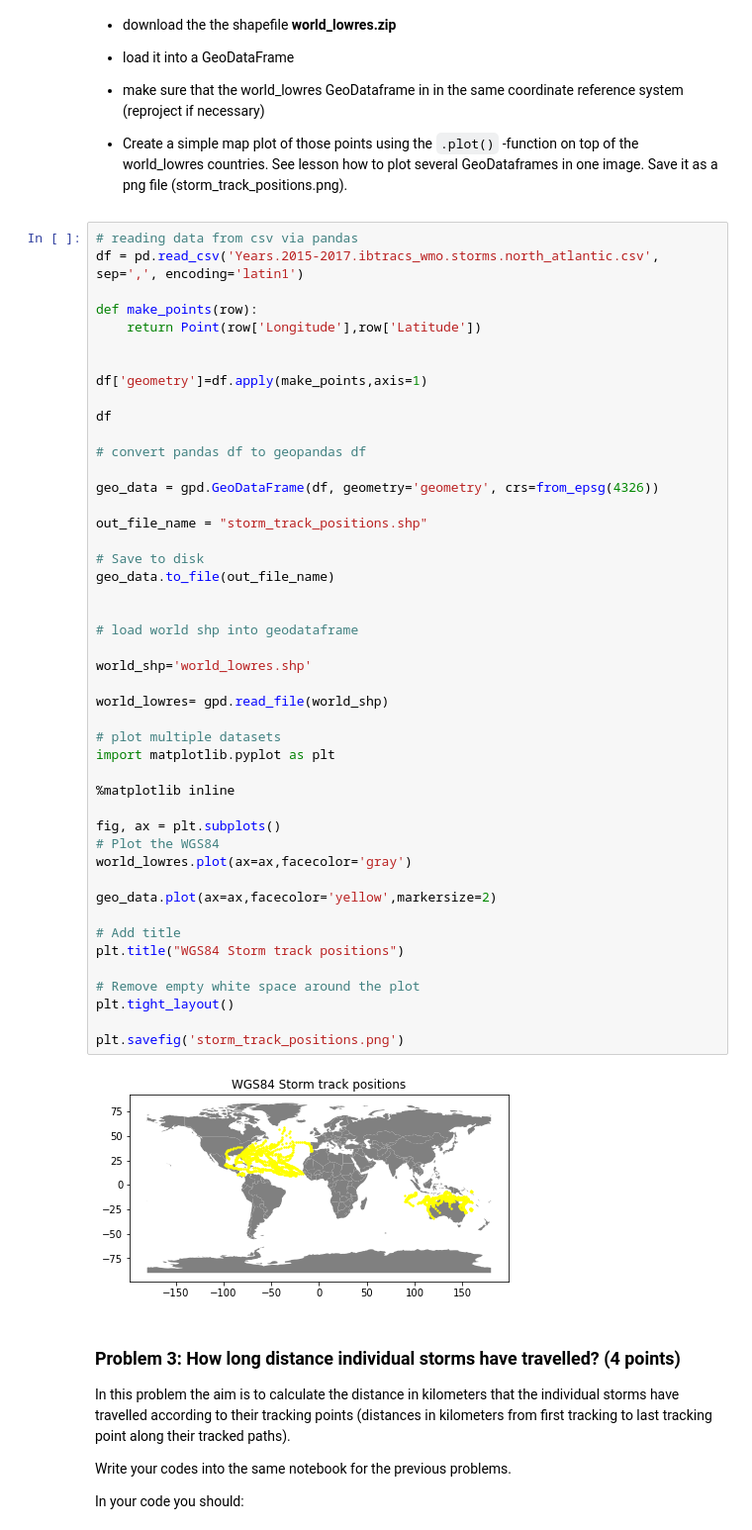
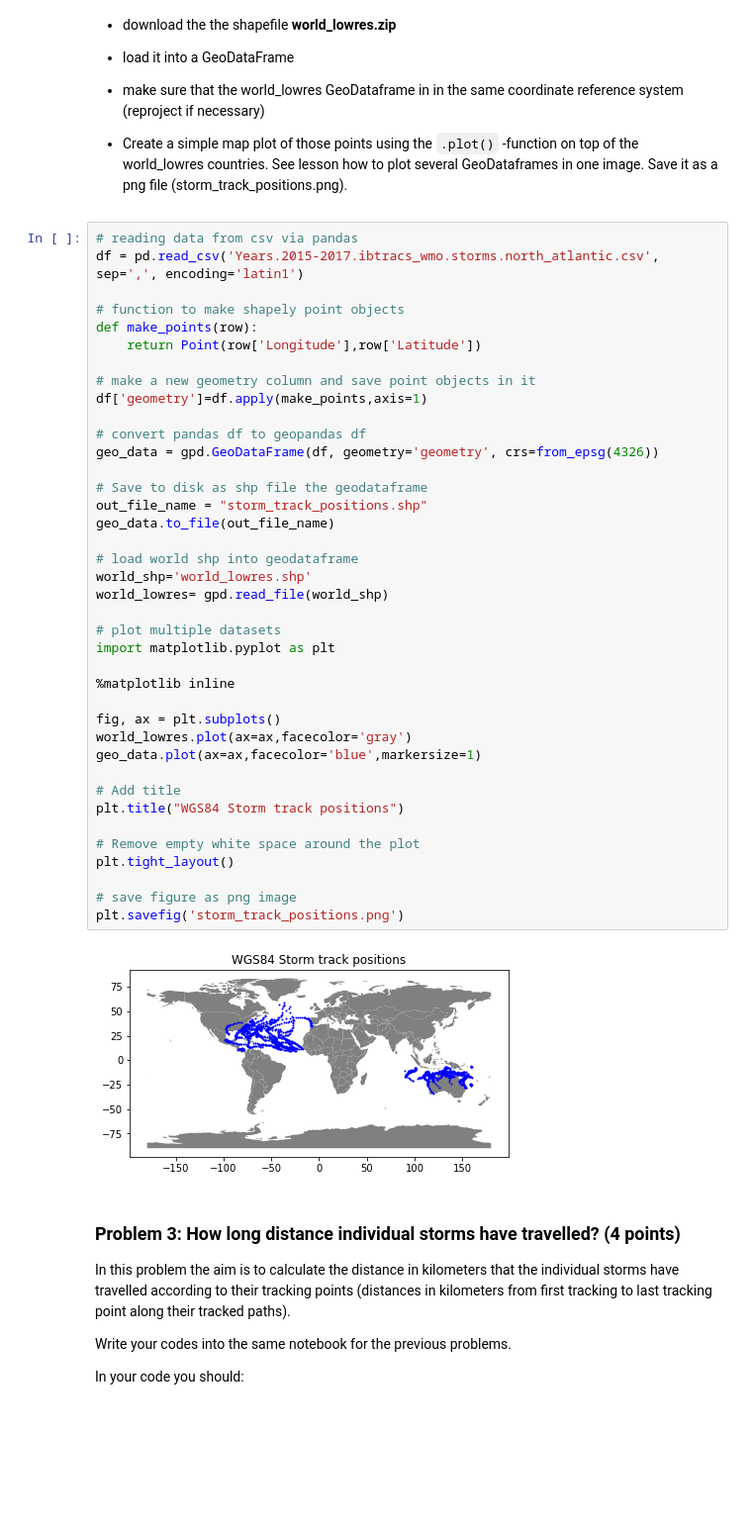
Before and after one commit to Bakhtiyar-Garashov/GeoPython2020, a Jupyter notebook: Assignment2/assignment2.ipynb, the cells around one changed output. Shown: that part at 99% size. Saved outputs shown, nothing was run; the diff lists cells and outputs as text; blank space fills up the shorter version.

```diff
--- a/Assignment2/assignment2.ipynb
+++ b/Assignment2/assignment2.ipynb
@@ -159,50 +159,43 @@ The data only contains storms for the North Atlantic. Also, names are assigned o
 # reading data from csv via pandas
 df = pd.read_csv('Years.2015-2017.ibtracs_wmo.storms.north_atlantic.csv', sep=',', encoding='latin1')
 
+# function to make shapely point objects
 def make_points(row):
     return Point(row['Longitude'],row['Latitude'])
 
-
+# make a new geometry column and save point objects in it
 df['geometry']=df.apply(make_points,axis=1)
 
-df
-
 # convert pandas df to geopandas df
-
 geo_data = gpd.GeoDataFrame(df, geometry='geometry', crs=from_epsg(4326))
 
+# Save to disk as shp file the geodataframe
 out_file_name = "storm_track_positions.shp"
-
-# Save to disk
 geo_data.to_file(out_file_name)
 
-
 # load world shp into geodataframe
-
 world_shp='world_lowres.shp'
-
 world_lowres= gpd.read_file(world_shp)
 
 # plot multiple datasets
 import matplotlib.pyplot as plt
 
 %matplotlib inline
 
 fig, ax = plt.subplots()
-# Plot the WGS84
 world_lowres.plot(ax=ax,facecolor='gray')
-
-geo_data.plot(ax=ax,facecolor='yellow',markersize=2)
+geo_data.plot(ax=ax,facecolor='blue',markersize=1)
 
 # Add title
 plt.title("WGS84 Storm track positions")
 
 # Remove empty white space around the plot
 plt.tight_layout()
 
+# save figure as png image
 plt.savefig('storm_track_positions.png')
 # %% [output]
-[figure, old version]
+[figure, new version]
 # %% [markdown]
 ### Problem 3: How long distance individual storms have travelled? (4 points)
 
```
Also changed, not shown: parts of 2 cells of this notebook, 7 other files.
